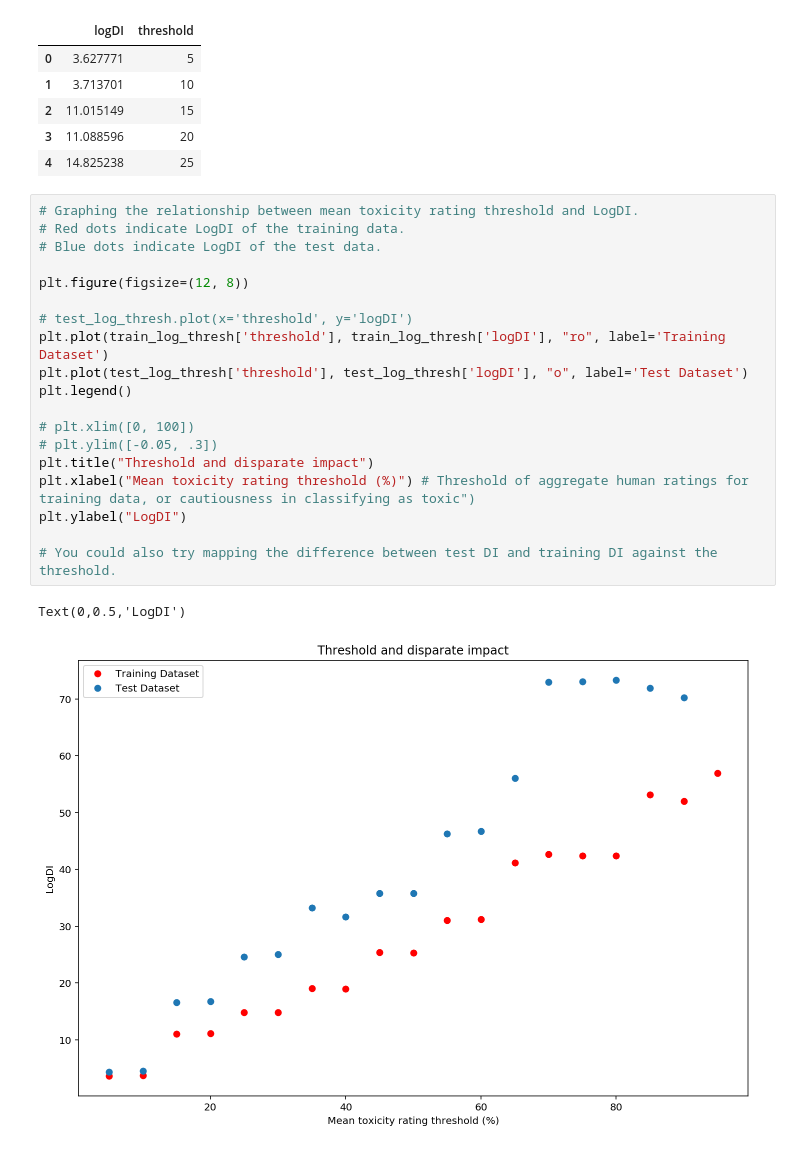
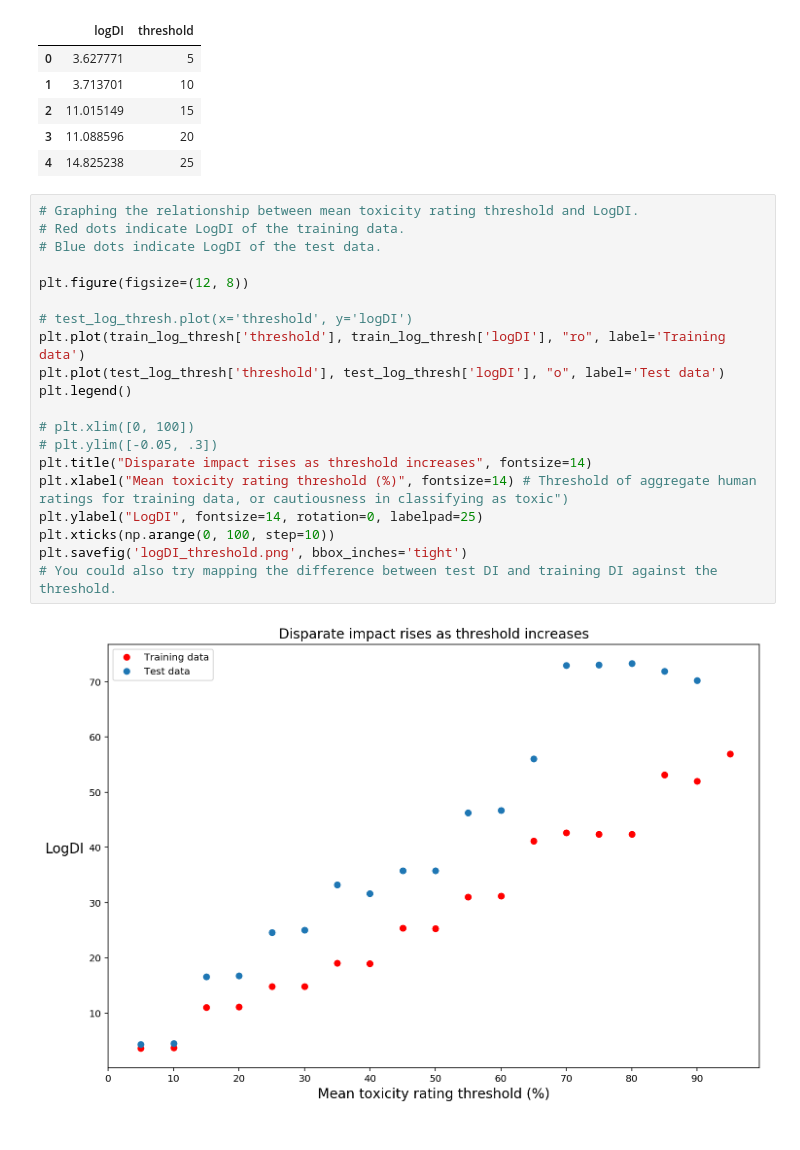
Before and after one commit to nehargupta/cs590_privacy_fairness, a Jupyter notebook: log_DI_graphs.ipynb, the cells around one changed output. Saved outputs shown, nothing was run; the diff lists cells and outputs as text.

Commit message:
Edited logDI_threshold graph.

```diff
--- a/log_DI_graphs.ipynb
+++ b/log_DI_graphs.ipynb
@@ -38,22 +38,22 @@ train_log_thresh.head()
 # %%
 # Graphing the relationship between mean toxicity rating threshold and LogDI.
 # Red dots indicate LogDI of the training data.
 # Blue dots indicate LogDI of the test data.
 
 plt.figure(figsize=(12, 8))
 
 # test_log_thresh.plot(x='threshold', y='logDI')
-plt.plot(train_log_thresh['threshold'], train_log_thresh['logDI'], "ro", label='Training Dataset')
-plt.plot(test_log_thresh['threshold'], test_log_thresh['logDI'], "o", label='Test Dataset')
+plt.plot(train_log_thresh['threshold'], train_log_thresh['logDI'], "ro", label='Training data')
+plt.plot(test_log_thresh['threshold'], test_log_thresh['logDI'], "o", label='Test data')
 plt.legend()
 
 # plt.xlim([0, 100])
 # plt.ylim([-0.05, .3])
-plt.title("Threshold and disparate impact")
-plt.xlabel("Mean toxicity rating threshold (%)") # Threshold of aggregate human ratings for training data, or cautiousness in classifying as toxic")
-plt.ylabel("LogDI")
-
+plt.title("Disparate impact rises as threshold increases", fontsize=14)
+plt.xlabel("Mean toxicity rating threshold (%)", fontsize=14) # Threshold of aggregate human ratings for training data, or cautiousness in classifying as toxic")
+plt.ylabel("LogDI", fontsize=14, rotation=0, labelpad=25)
+plt.xticks(np.arange(0, 100, step=10))
+plt.savefig('logDI_threshold.png', bbox_inches='tight')
 # You could also try mapping the difference between test DI and training DI against the threshold.
 # %% [output]
-Text(0,0.5,'LogDI')
-[figure, old version]
+[figure, new version]
```
Also changed, not shown: 1 other file.
